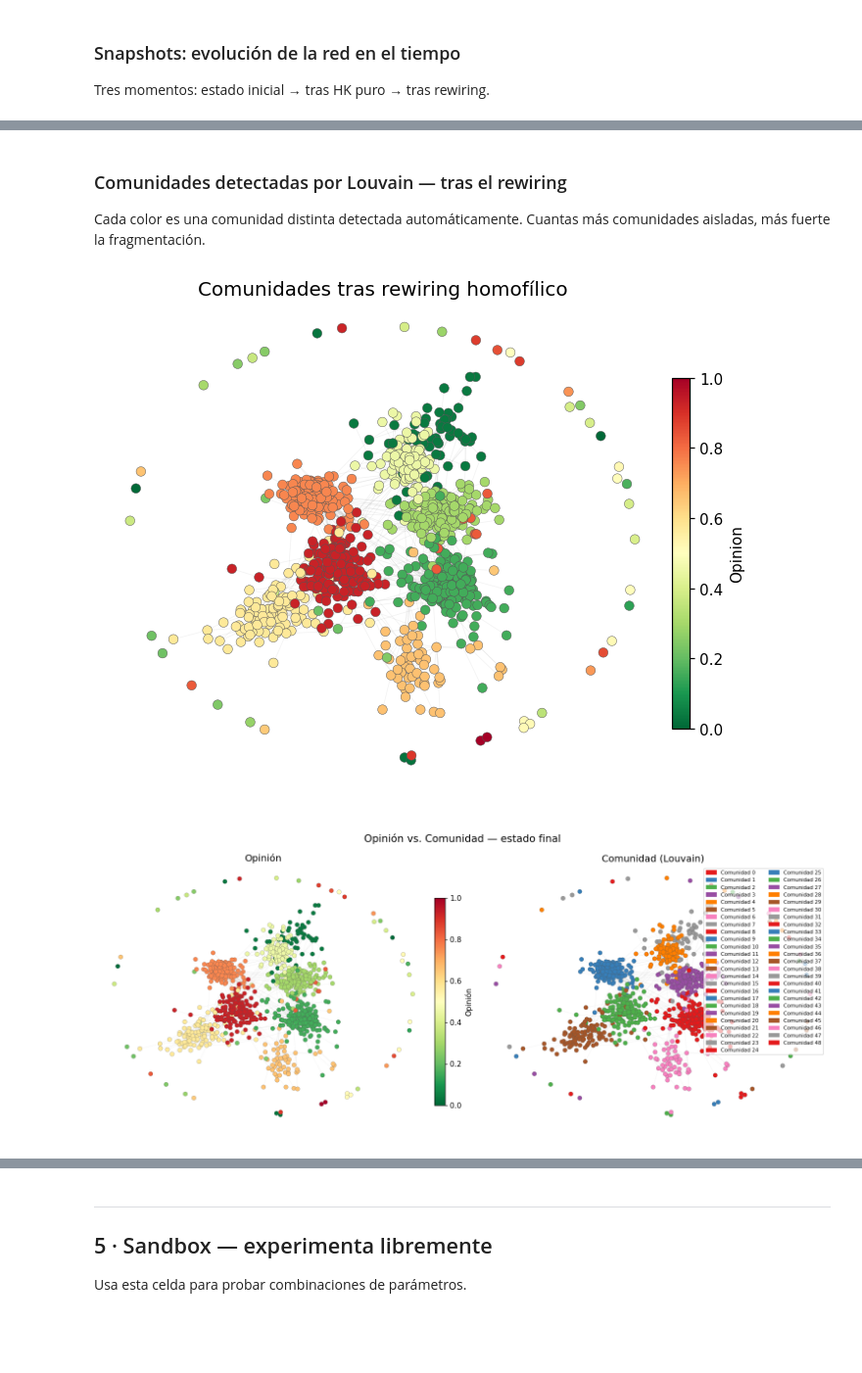
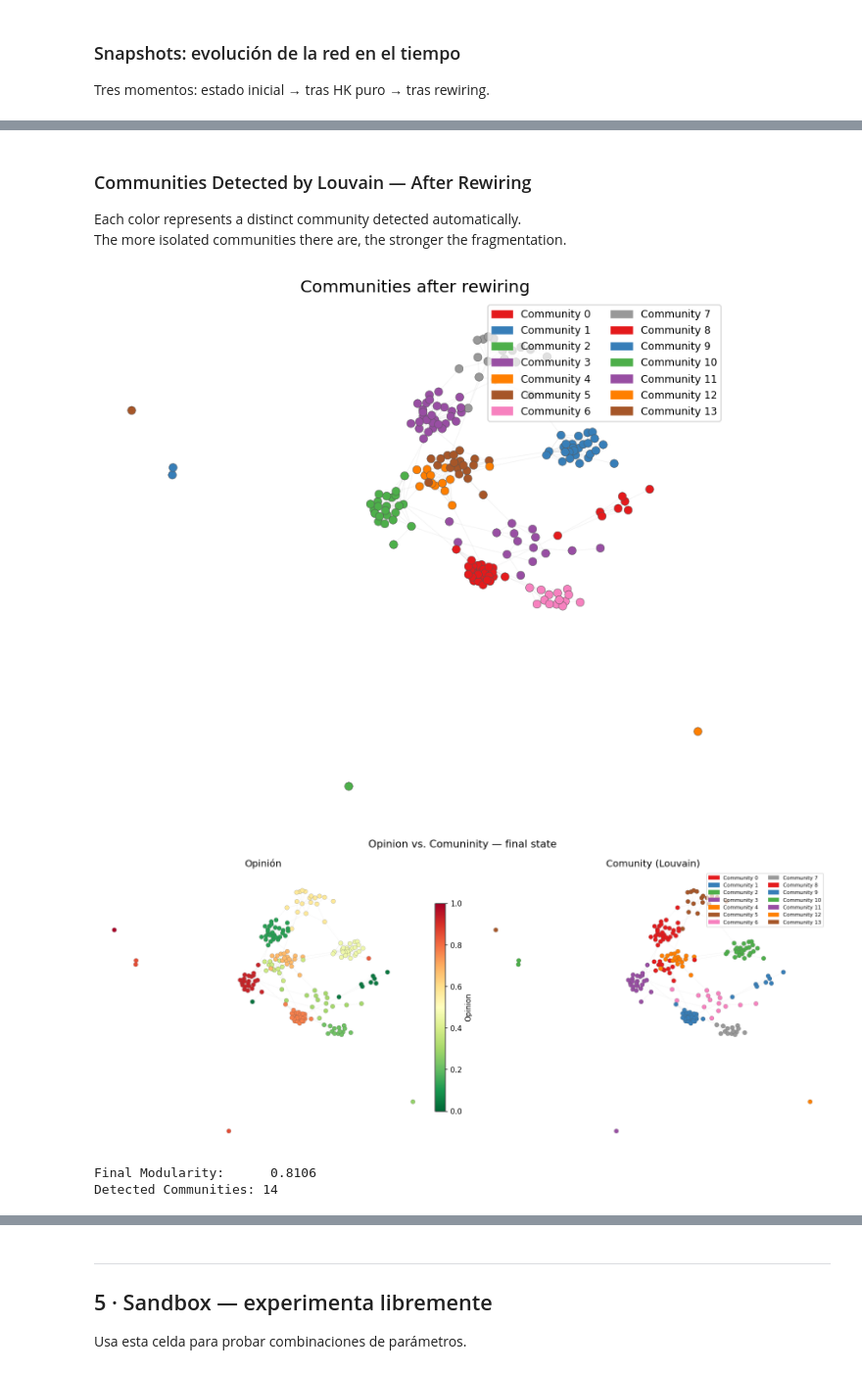
Before and after one commit to ItsTowi/CN_A4_FinalProject, a Jupyter notebook: 01_basic_experiment.ipynb, the cells around one changed output, grey strips where cells are left out. Shown at 98% size. Cells and saved outputs as stored; diff of their text form; code cells hidden in the pictures; blank space fills up the shorter version.

```diff
--- a/01_basic_experiment.ipynb
+++ b/01_basic_experiment.ipynb
@@ -45,15 +44,15 @@ Parámetros que podéis cambiar:
 # %%
 G = make_network(
     model   = "BA",
-    n       = 1000,
+    n       = 200,
     m       = 3,
     opinion = "uniform",
     seed    = 42,
 )
 
-print(f"Nodos: {G.number_of_nodes()}")
-print(f"Aristas: {G.number_of_edges()}")
-print(f"Grado medio: {np.mean([d for _, d in G.degree()]):.2f}")
-print(f"Opinión media inicial: {get_opinions(G).mean():.3f}")
-print(f"Varianza inicial: {get_opinions(G).var():.3f}")
+print(f"Nodes: {G.number_of_nodes()}")
+print(f"Edges: {G.number_of_edges()}")
+print(f"Graph average: {np.mean([d for _, d in G.degree()]):.2f}")
+print(f"Initial average opinion: {get_opinions(G).mean():.3f}")
+print(f"Initial variance: {get_opinions(G).var():.3f}")
 # %% [output]
@@ -233,17 +230,15 @@ plot_snapshots(
-# %% [markdown]
-### Comunidades detectadas por Louvain — tras el rewiring
-
-Cada color es una comunidad distinta detectada automáticamente.
-Cuantas más comunidades aisladas, más fuerte la fragmentación.
+# %% [markdown]
+### Communities Detected by Louvain — After Rewiring
+
+Each color represents a distinct community detected automatically.
+The more isolated communities there are, the stronger the fragmentation.
 # %%
-# La red final coloreada por comunidad (Louvain)
 plot_network_community(
     result["G"],
-    title  = "Comunidades tras rewiring homofílico",
+    title  = "Communities after rewiring",
     layout = "spring",
 )
 
-# Comparación lado a lado: opinión vs. comunidad
 fig, (ax1, ax2) = plt.subplots(1, 2, figsize=(14, 6))
 import copy, networkx as nx
 G_final = result["G"]
@@ -258,43 +253,43 @@ from networkx.algorithms.community import modularity as _nx_mod
 G_final = result["G"]
 op_final_arr = result["snapshots"][-1][1]
 
-# Calcular comunidades con NetworkX
 communities = list(_nx_comm(G_final))
 partition = {}
 for cid, comm in enumerate(communities):
     for node in comm:
         partition[node] = cid
 nx.set_node_attributes(G_final, partition, "community")
 
 
 pos_final = _get_layout(G_final, None, "spring")
 
-# Panel izquierdo — opinión
 colors_op = _opinion_colors(op_final_arr)
 nx.draw_networkx_edges(G_final, pos_final, ax=ax1, alpha=0.12, edge_color="#aaa", width=0.5)
 nx.draw_networkx_nodes(G_final, pos_final, ax=ax1, node_color=colors_op, node_size=35, linewidths=0.2, edgecolors="#555")
 sm = cm.ScalarMappable(norm=mcolors.Normalize(0,1), cmap="RdYlGn_r")
-plt.colorbar(sm, ax=ax1, fraction=0.03, pad=0.02).set_label("Opinión")
+plt.colorbar(sm, ax=ax1, fraction=0.03, pad=0.02).set_label("Opinion")
 ax1.set_title("Opinión", fontsize=13); ax1.axis("off")
 
 # Panel derecho — comunidad
 colors_comm, color_map = _community_colors(G_final)
 nx.draw_networkx_edges(G_final, pos_final, ax=ax2, alpha=0.12, edge_color="#aaa", width=0.5)
 nx.draw_networkx_nodes(G_final, pos_final, ax=ax2, node_color=colors_comm, node_size=35, linewidths=0.2, edgecolors="#555")
-patches = [mpatches.Patch(color=c, label=f"Comunidad {k}") for k, c in color_map.items()]
+patches = [mpatches.Patch(color=c, label=f"Community {k}") for k, c in color_map.items()]
 ax2.legend(handles=patches, fontsize=7, loc="upper right", ncol=2, framealpha=0.7)
-ax2.set_title("Comunidad (Louvain)", fontsize=13); ax2.axis("off")
+ax2.set_title("Comunity (Louvain)", fontsize=13); ax2.axis("off")
 
-plt.suptitle("Opinión vs. Comunidad — estado final", fontsize=14)
+plt.suptitle("Opinion vs. Comuninity — final state", fontsize=14)
 plt.tight_layout()
 plt.show()
 
 # Resumen numérico
 mod    = result["metrics"].get("modularity",    [float("nan")])[-1]
 n_comm = result["metrics"].get("n_communities", [float("nan")])[-1]
 if not np.isnan(mod):
-    print(f"Modularidad final:      {mod:.4f}")
-    print(f"Comunidades detectadas: {int(n_comm)}")
+    print(f"Final Modularity:      {mod:.4f}")
+    print(f"Detected Communities: {int(n_comm)}")
 # %% [output]
-[figure, old version]
+[figure, new version]
-[figure, old version]
+[figure, new version]
+Final Modularity:      0.8106
+Detected Communities: 14
```
Also changed, not shown: parts of 31 cells of this notebook, 1 other file.
